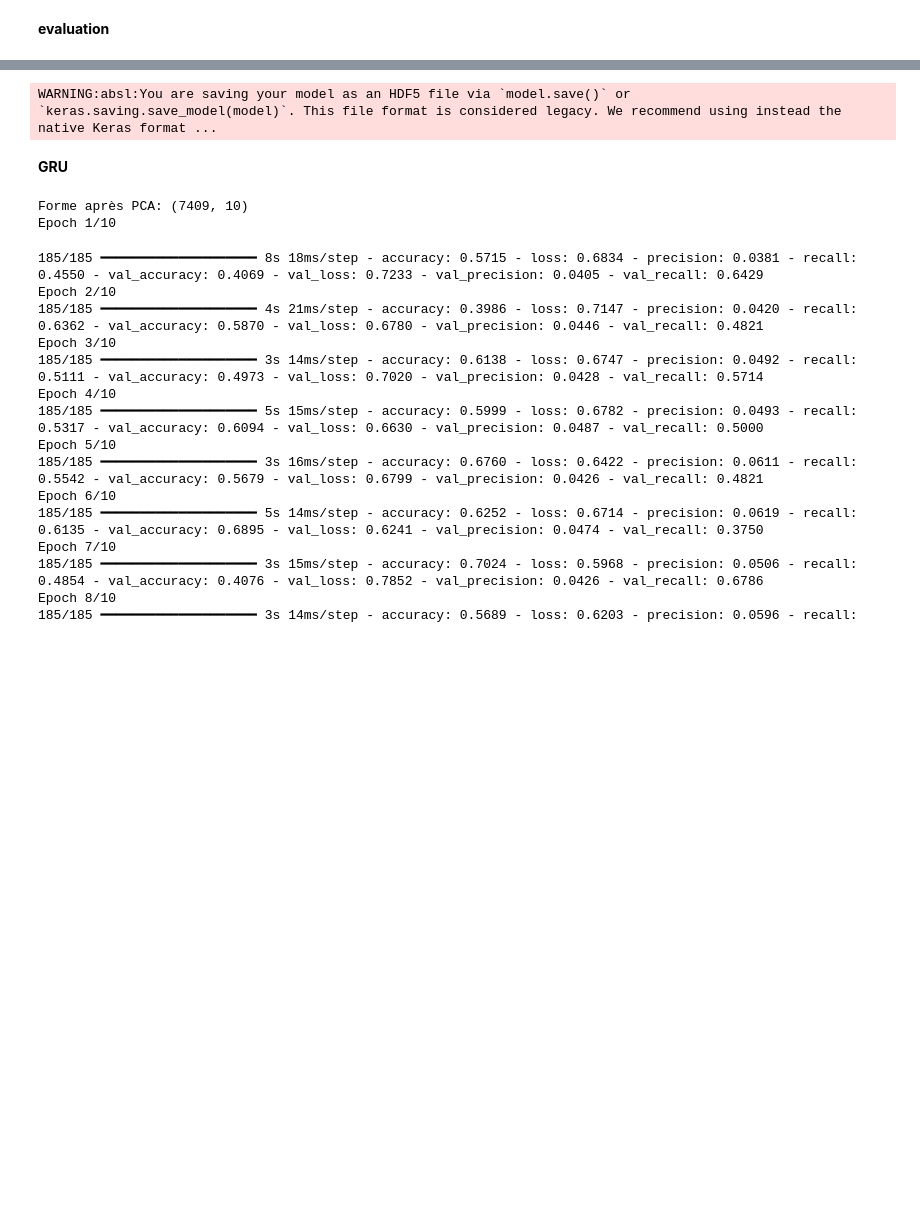
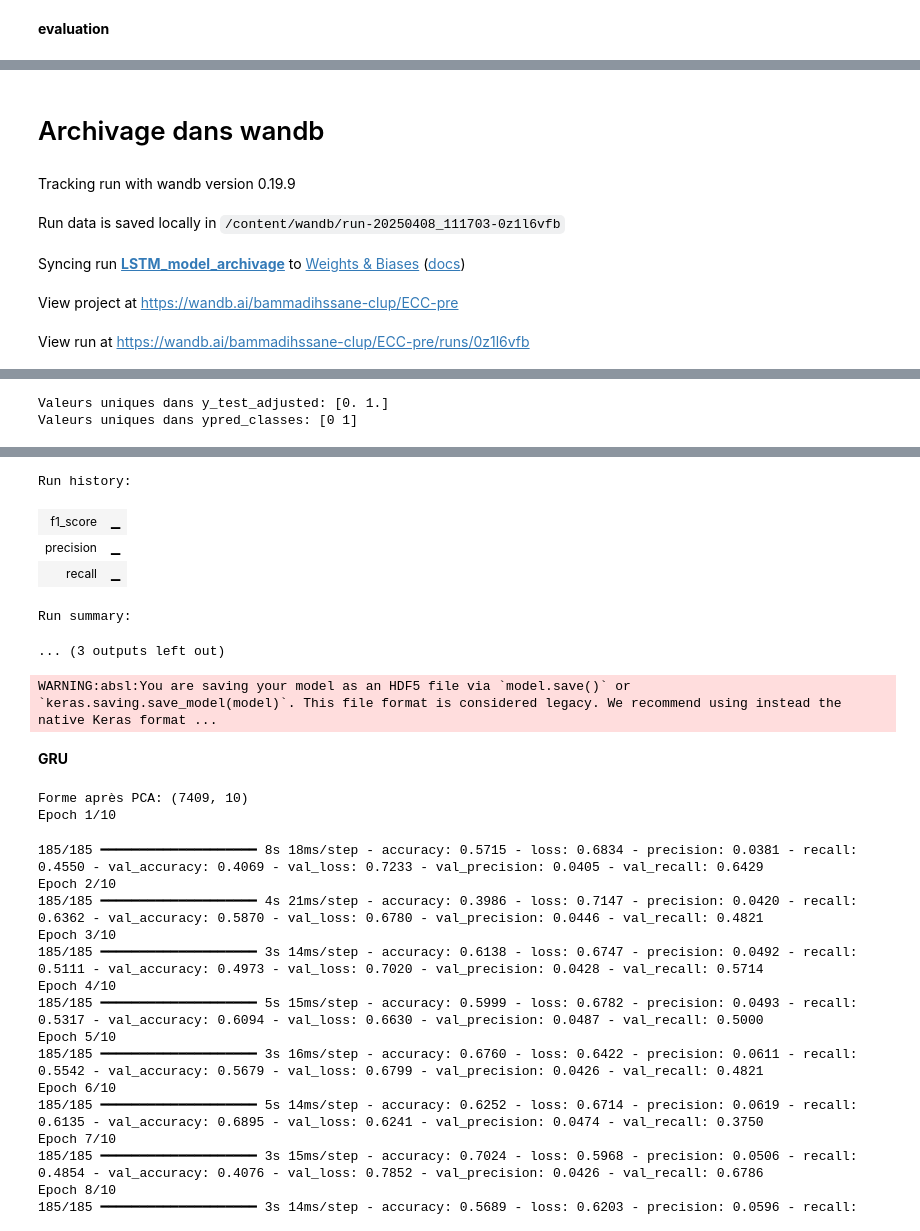
Before and after one commit to Garehmalika/Prediction-of-Protection-Stops-for-a-Cobot, a Jupyter notebook: Prediction_of_Protection_Stops_for_a_Cobot.ipynb, the cells around one changed output, grey strips where cells are left out. Drawn from its saved outputs; the diff is of its cells as text; code cells hidden in the pictures; blank space fills up the shorter version.

```diff
--- a/Prediction_of_Protection_Stops_for_a_Cobot.ipynb
+++ b/Prediction_of_Protection_Stops_for_a_Cobot.ipynb
@@ -590 +593,53 @@ Rapport de classification :
 weighted avg       0.96      0.97      0.96      7399
+# %% [markdown]
+# Archivage dans wandb
+# %%
+import wandb
+import joblib
+import numpy as np
+from sklearn.metrics import classification_report
+
+# Initialiser WandB
+wandb.login()
+wandb.init(project="ECC-pre", name="LSTM_model_archivage", reinit=True)
+
+# Prédictions avec le modèle sur les données de test
+ypred = model.predict(X_test)  # Utiliser directement X_test si vous n'utilisez pas un générateur
+
+# Convertir les prédictions en classes (0 ou 1)
+ypred_classes = (ypred > 0.5).astype(int)  # Pour classification binaire
+
+# Rapport de classification
+report = classification_report(y_test_adjusted, ypred_classes, output_dict=True)
+
+# Vérification des classes présentes dans y_true et y_pred
+print("Valeurs uniques dans y_test_adjusted:", np.unique(y_test_adjusted))
+print("Valeurs uniques dans ypred_classes:", np.unique(ypred_classes))
+
+# Log des résultats dans WandB en enregistrant uniquement les métriques globales
+wandb.log({
+    "precision": report["accuracy"],  # Utilisation de la précision globale
+    "recall": report["accuracy"],     # Utilisation du recall global
+    "f1_score": report["accuracy"]    # Utilisation du F1-score global
+})
+
+# Sauvegarde du modèle
+model_filename = "LSTM_model.h5"
+model.save(model_filename)  # Sauvegarder le modèle en .h5
+
+# Archiver le modèle dans WandB
+wandb.save(model_filename)
+
+# Archiver le modèle dans le model registry de WandB
+artifact = wandb.Artifact("LSTM_model", type="model")
+artifact.add_file(model_filename)
+wandb.log_artifact(artifact)
+
+# Terminer l'exécution de WandB
+wandb.finish()
+# %% [output]
+Tracking run with wandb version 0.19.9
+Run data is saved locally in /content/wandb/run-20250408_111703-0z1l6vfb
+Syncing run LSTM_model_archivage to Weights & Biases (docs)
+View project at https://wandb.ai/bammadihssane-clup/ECC-pre
+View run at https://wandb.ai/bammadihssane-clup/ECC-pre/runs/0z1l6vfb
@@ -590,0 +648,2 @@ weighted avg       0.96      0.97      0.96      7399
+Valeurs uniques dans y_test_adjusted: [0. 1.]
+Valeurs uniques dans ypred_classes: [0 1]
@@ -591,3 +651,9 @@ weighted avg       0.96      0.97      0.96      7399
+Run history:
+| f1_score | ▁ |
+| precision | ▁ |
+| recall | ▁ |
+Run summary:
+... (3 outputs left out)
 # %%
 from joblib import dump
 import tensorflow as tf
```
Also changed, not shown: parts of 5 cells of this notebook.
